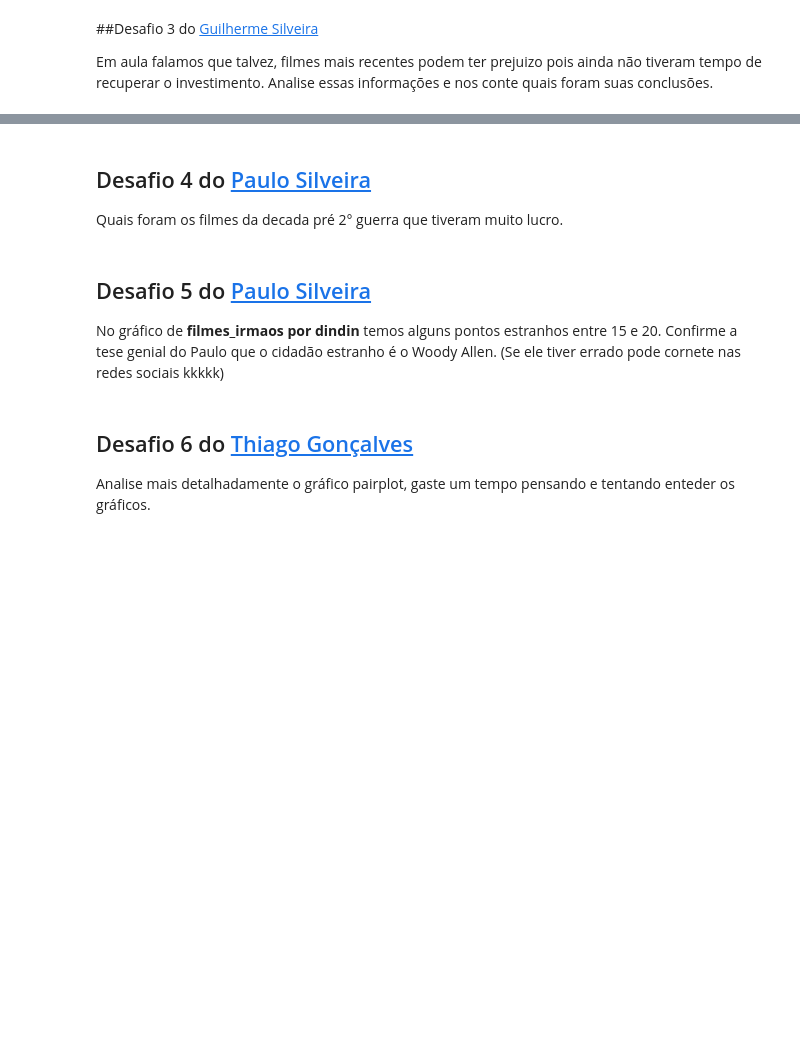
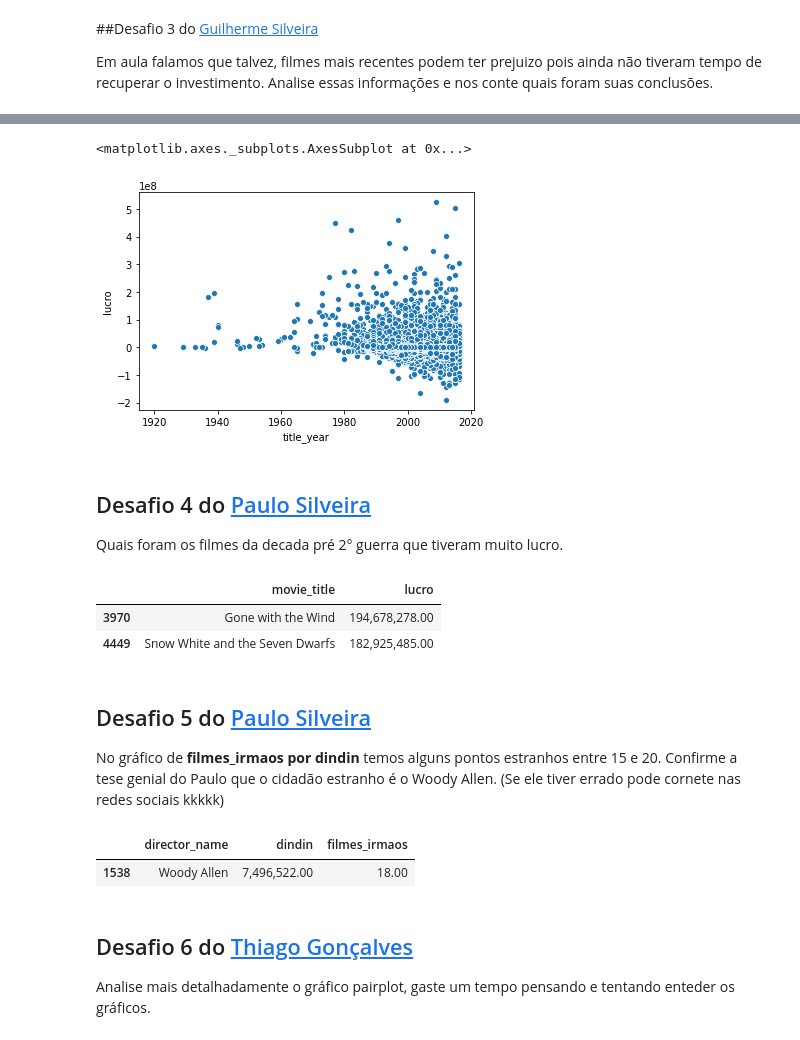
Before and after one commit to alexandrealvees/Quarentena, a Jupyter notebook: quarentena_de_dados_alura.ipynb, the cells around one changed output, grey strips where cells are left out. Saved outputs shown, nothing was run; the diff lists cells and outputs as text; code cells hidden in the pictures; blank space fills up the shorter version.

```diff
--- a/quarentena_de_dados_alura.ipynb
+++ b/quarentena_de_dados_alura.ipynb
@@ -1248,11 +1171,30 @@ Em aula falamos que talvez, filmes mais recentes podem ter prejuizo pois ainda n
+# %%
+lucro_year = imdb_usa[["title_year", "lucro"]].dropna()
+
+sns.scatterplot(x="title_year", y="lucro", data=lucro_year)
+# %% [output]
+<matplotlib.axes._subplots.AxesSubplot at 0x...>
+[figure, added]
 # %% [markdown]
 ## Desafio 4 do [Paulo Silveira](https://twitter.com/paulo_caelum)
 
 Quais foram os filmes da decada pré 2° guerra que tiveram muito lucro.
+# %%
+pre_war = imdb_usa.query('title_year < 1940').sort_values('lucro', ascending=False).dropna()
+pre_war[['movie_title', 'lucro']].head(2)
+# %% [output]
+|  | movie_title | lucro |
+| 3970 | Gone with the Wind | 194,678,278.00 |
+| 4449 | Snow White and the Seven Dwarfs | 182,925,485.00 |
 # %% [markdown]
 ## Desafio 5 do [Paulo Silveira](https://twitter.com/paulo_caelum)
 
 No gráfico de **filmes_irmaos por dindin** temos alguns pontos estranhos entre 15 e 20. Confirme a tese genial do Paulo que o cidadão estranho é o Woody Allen. (Se ele tiver errado pode cornete nas redes sociais kkkkk)
+# %%
+gross_director.drop_duplicates('director_name').query('filmes_irmaos == 18')
+# %% [output]
+|  | director_name | dindin | filmes_irmaos |
+| 1538 | Woody Allen | 7,496,522.00 | 18.00 |
 # %% [markdown]
 ## Desafio 6 do [Thiago Gonçalves](https://twitter.com/tgcsantos)
 
```
Also changed, not shown: parts of 95 cells of this notebook.
